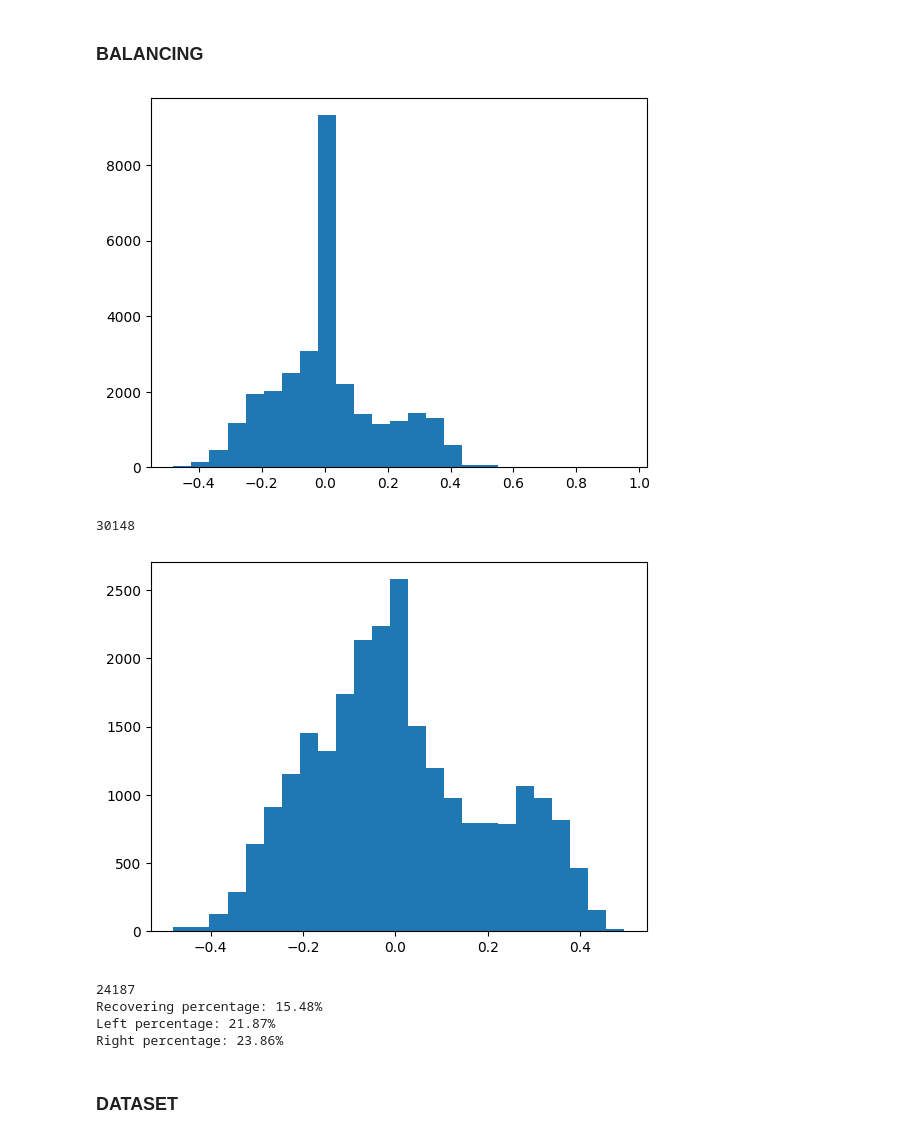
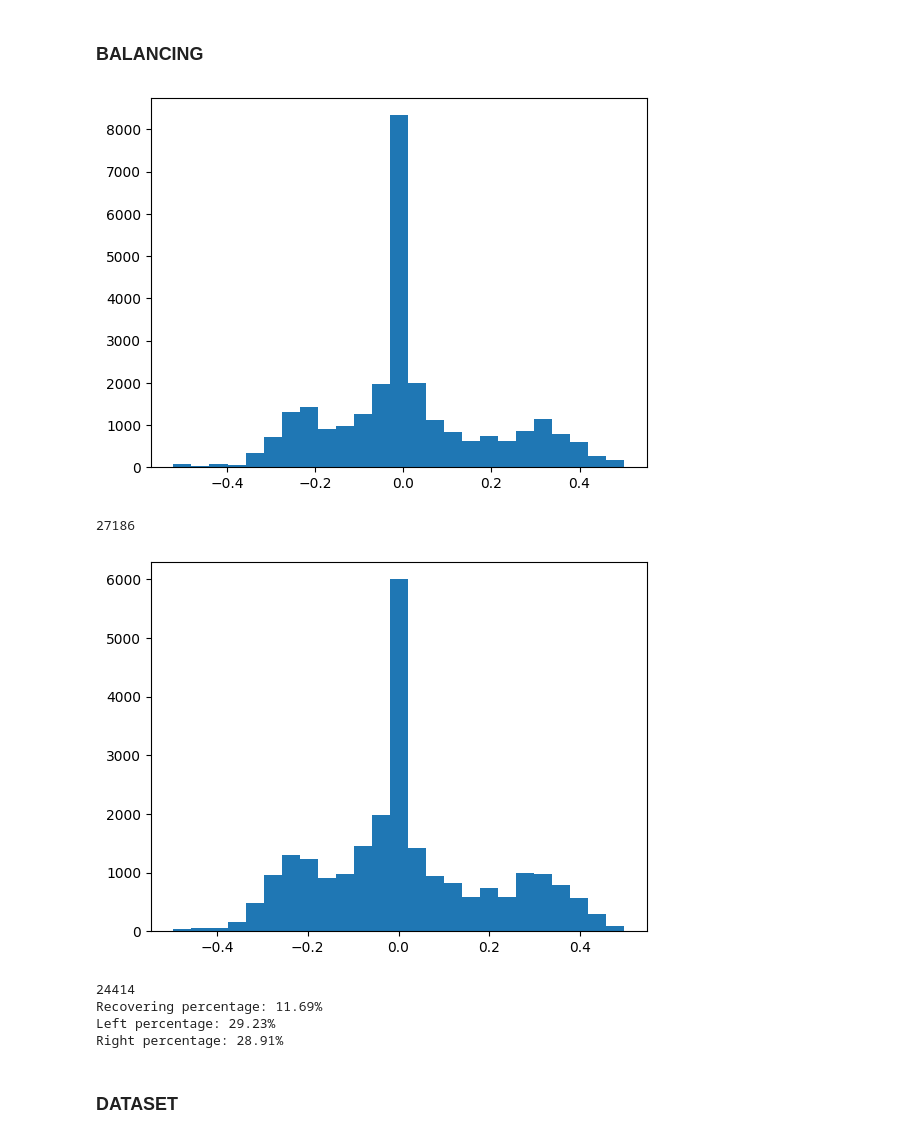
Before and after one commit to RoboticsLabURJC/2025-tfg-jorge-rodriguez, a Jupyter notebook: pytorch_files/pilot_net.ipynb, the cells around one changed output. Drawn from its saved outputs; the diff is of its cells as text; code cells hidden in the pictures.

```diff
--- a/pytorch_files/pilot_net.ipynb
+++ b/pytorch_files/pilot_net.ipynb
@@ -12,0 +15,22 @@ from sklearn.model_selection import train_test_split
+# %%
+dataset_folders = [
+    "/home/jrguezg/2025-tfg-jorge-rodriguez/common_utils/datasets/TOWN01_30K_ST"
+
+]
+
+all_dfs = []
+
+for folder in dataset_folders:
+    csv_path = os.path.join(folder, "data.csv")
+    if os.path.exists(csv_path):
+        temp_df = pd.read_csv(csv_path)
+        # Añadimos una columna con la ruta base de las imágenes para este sub-dataset
+        temp_df["folder_path"] = folder
+        all_dfs.append(temp_df)
+    else:
+        print(f"Advertencia: No se encontró data.csv en {folder}")
+
+df = pd.concat(all_dfs, ignore_index=True)
+
+print(f"Tamaño total del dataset combinado: {len(df)}")
+df.head()
@@ -13,18 +45,20 @@ from sklearn.model_selection import train_test_split
 # %% [markdown]
 ### BALANCING
 # %%
-
-# Gets dataset
-df = pd.read_csv("/home/jrguezg/2025-tfg-jorge-rodriguez/common_utils/datasets/CARLA_manual_dataset_4/data.csv")
-
 # Plots dataset
 plt.hist(df["steer"], bins=25)
 plt.show()
 print(df["steer"].size)
 # %% [output]
-[figure, old version]
+[figure, new version]
-30148
+27186
 # %%
+# noise injection max_frames = 500
+# Hard rain sunset max_frames = 500
+# Wet cloudy night max_frames = 500
+
+max_frames = 6000
+
 df = df[(df["steer"] >= -0.5) & (df["steer"] <= 0.5)]
 
 # Splits steering column into 25 classes
@@ -35,16 +69,18 @@ indices_to_keep = []
 # Loop to run thorugh all columns
 # Takes at maximum 600 smaples of each row
 
+rng = np.random.default_rng(seed=123)
+
 for i in range(25):
     bin_indices = df[
         (df["steer"] >= bins[i]) &
         (df["steer"] < bins[i+1])
     ].index.tolist()
 
-    if len(bin_indices) > 2500:
-        bin_indices = np.random.choice(
+    if len(bin_indices) > max_frames:
+        bin_indices = rng.choice(
             bin_indices,
-            2500,
+            max_frames,
             replace=False
         )
 
@@ -54,33 +90,33 @@ df_balanced = df.loc[indices_to_keep].sample(frac=1).reset_index(drop=True)
 # %%
 # Plots results
 plt.hist(df_balanced["steer"], bins=25)
 plt.show()
 print(df_balanced["steer"].size)
 
 iter = 0
 left = 0
 right = 0
 
 for i in df_balanced["label"]:
     if i == "recovering":
         iter += 1
 
 for i in df_balanced["steer"]:
-    if i > 0.15:
+    if i > 0.07:
         right += 1
 
-    if i < -0.15:
+    if i < -0.07:
         left += 1
 
 print(f"Recovering percentage: {iter/df_balanced['label'].size*100:.2f}%")
 print(f"Left percentage: {left/df_balanced['label'].size*100:.2f}%")
 print(f"Right percentage: {right/df_balanced['label'].size*100:.2f}%")
 # %% [output]
-[figure, old version]
+[figure, new version]
-24187
-Recovering percentage: 15.48%
-Left percentage: 21.87%
-Right percentage: 23.86%
+24414
+Recovering percentage: 11.69%
+Left percentage: 29.23%
+Right percentage: 28.91%
 # %% [markdown]
 ### DATASET
 # %%
```
Also changed, not shown: parts of 11 cells of this notebook, 8 other files.
